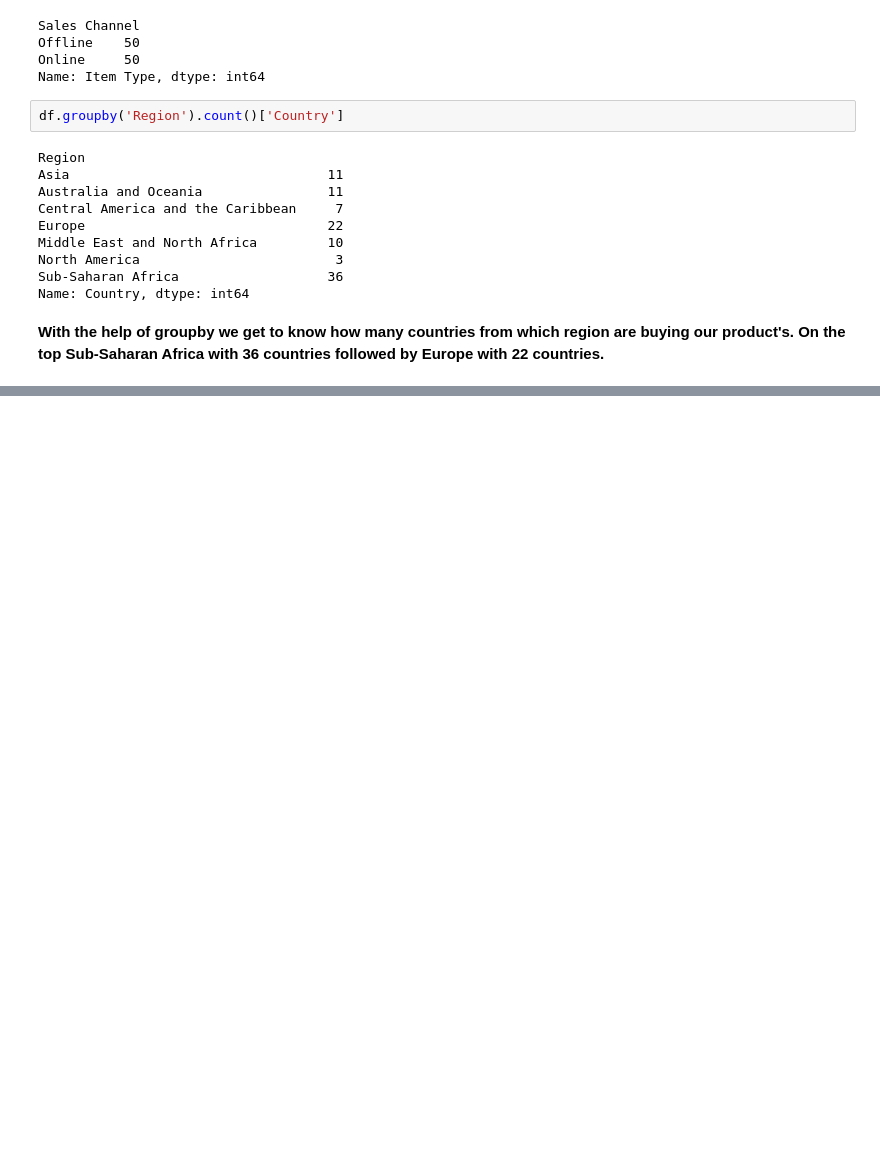
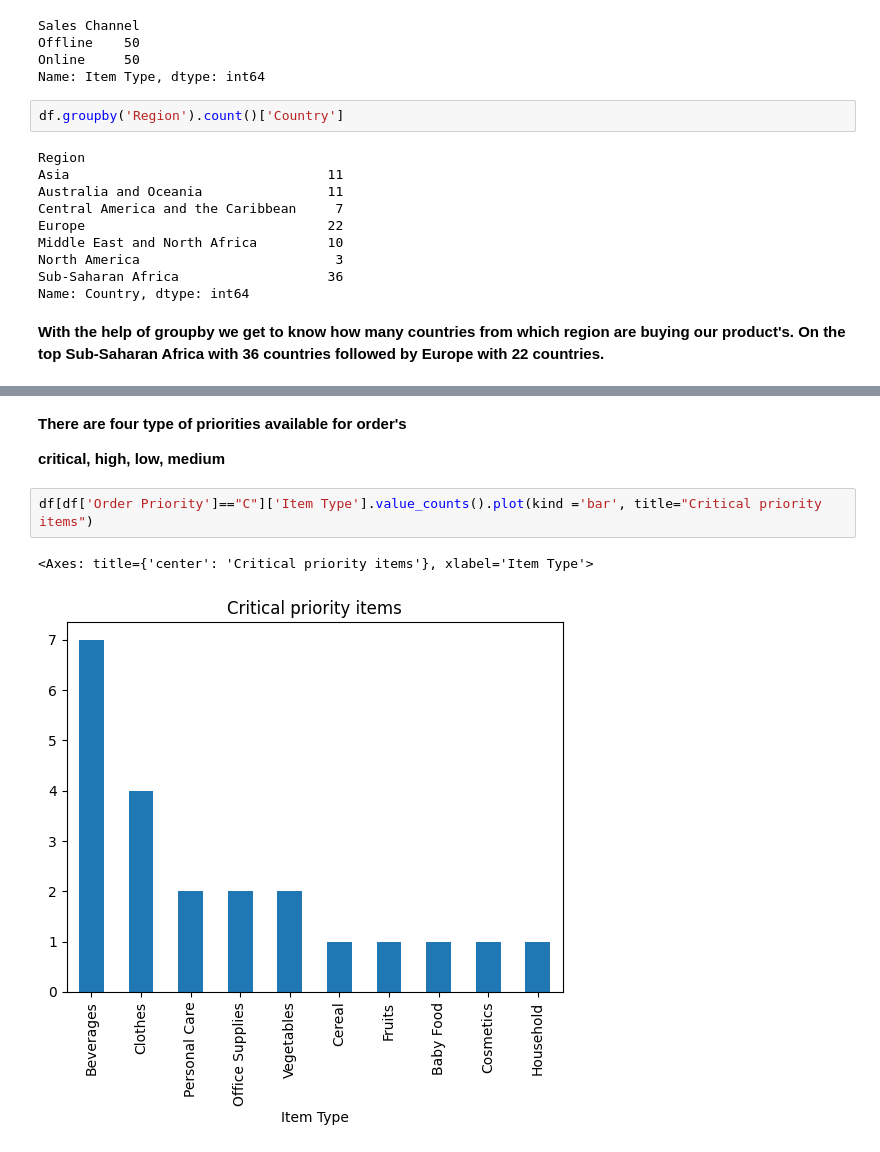
Before and after one commit to yash66gupta/Amazon-sales-data, a Jupyter notebook: amazon_sales_data.ipynb, the cells around one changed output, grey strips where cells are left out. Saved outputs shown, nothing was run; the diff lists cells and outputs as text; blank space fills up the shorter version.

```diff
--- a/amazon_sales_data.ipynb
+++ b/amazon_sales_data.ipynb
@@ -168,0 +178,9 @@ Name: Country, dtype: int64
+# %% [markdown]
+**There are four type of priorities available for order's**
+
+**critical, high, low, medium**
+# %%
+df[df['Order Priority']=="C"]['Item Type'].value_counts().plot(kind ='bar', title="Critical priority items")
+# %% [output]
+<Axes: title={'center': 'Critical priority items'}, xlabel='Item Type'>
+[figure, added]
```
Also changed, not shown: parts of 13 cells of this notebook.
